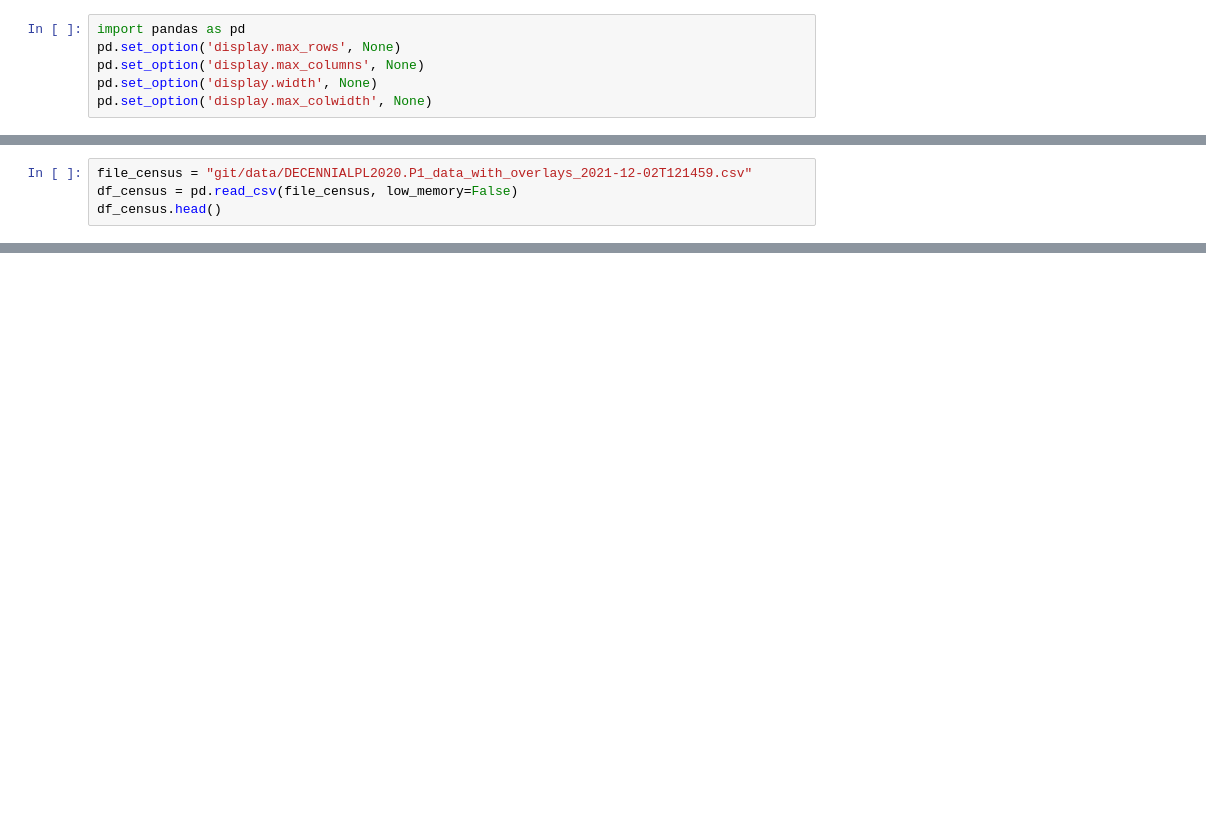
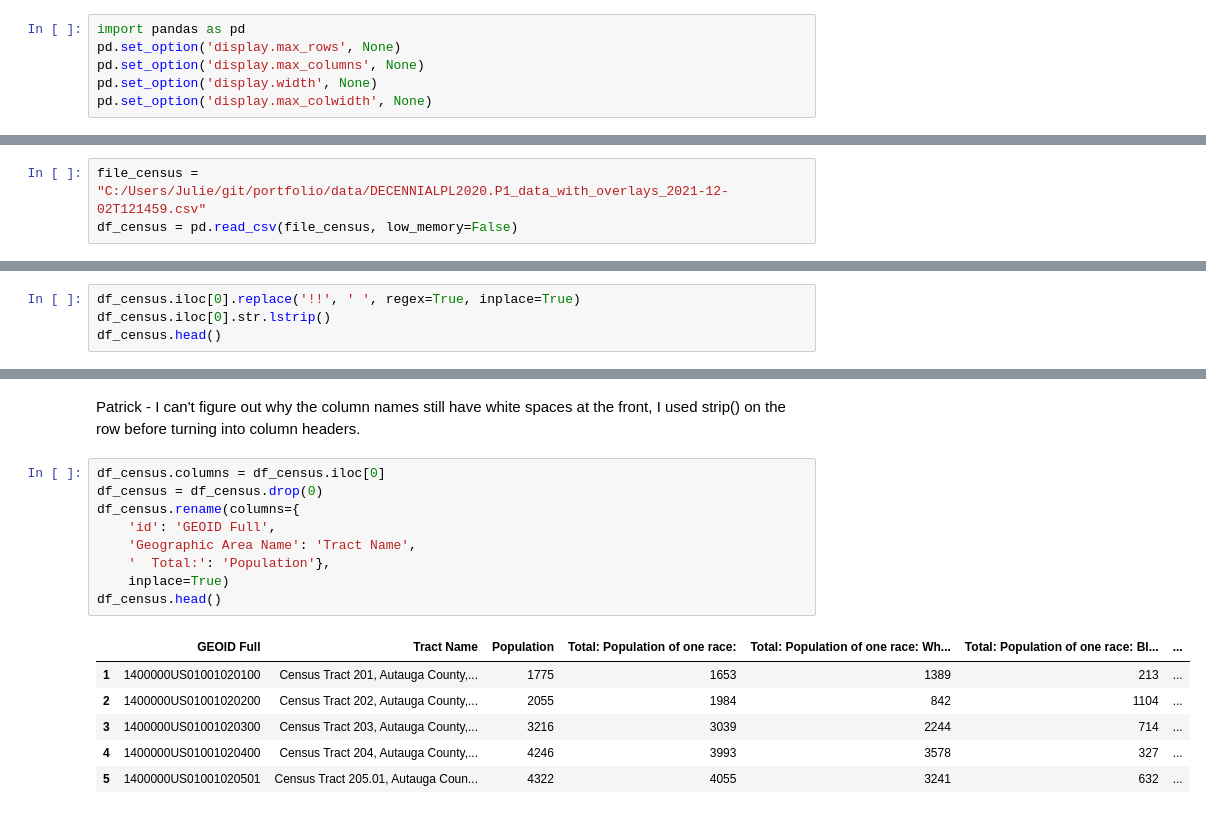
Before and after one commit to flanasonic/visualizing_population_density, a Jupyter notebook: notebooks/CensusCleaning.ipynb, the cells around one changed output, grey strips where cells are left out. Saved outputs shown, nothing was run; the diff lists cells and outputs as text; blank space fills up the shorter version.

```diff
--- a/notebooks/CensusCleaning.ipynb
+++ b/notebooks/CensusCleaning.ipynb
@@ -11,4 +11,3 @@ Ok! Let's go ahead and load our raw data file into a DataFrame we'll call "df_ce
 # %%
-file_census = "git/data/DECENNIALPL2020.P1_data_with_overlays_2021-12-02T121459.csv"
+file_census = "C:/Users/Julie/git/portfolio/data/DECENNIALPL2020.P1_data_with_overlays_2021-12-02T121459.csv"
 df_census = pd.read_csv(file_census, low_memory=False)
-df_census.head()
@@ -81,0 +33,4 @@ df_metadata
+# %%
+df_census.iloc[0].replace('!!', ' ', regex=True, inplace=True)
+df_census.iloc[0].str.lstrip()
+df_census.head()
@@ -81,0 +44,18 @@ df_metadata
+# %% [markdown]
+Patrick - I can't figure out why the column names still have white spaces at the front, I used strip() on the row before turning into column headers.
+# %%
+df_census.columns = df_census.iloc[0]
+df_census = df_census.drop(0)
+df_census.rename(columns={
+    'id': 'GEOID Full',
+    'Geographic Area Name': 'Tract Name',
+    '  Total:': 'Population'},
+    inplace=True)
+df_census.head()
+# %% [output]
+|  | GEOID Full | Tract Name | Population | Total: Population of one race: | Total: Population of one race: Wh... | Total: Population of one race: Bl... | ... |
+| 1 | 1400000US01001020100 | Census Tract 201, Autauga County,... | 1775 | 1653 | 1389 | 213 | ... |
+| 2 | 1400000US01001020200 | Census Tract 202, Autauga County,... | 2055 | 1984 | 842 | 1104 | ... |
+| 3 | 1400000US01001020300 | Census Tract 203, Autauga County,... | 3216 | 3039 | 2244 | 714 | ... |
+| 4 | 1400000US01001020400 | Census Tract 204, Autauga County,... | 4246 | 3993 | 3578 | 327 | ... |
+| 5 | 1400000US01001020501 | Census Tract 205.01, Autauga Coun... | 4322 | 4055 | 3241 | 632 | ... |
```
Also changed, not shown: parts of 25 cells of this notebook, 5 other files.
